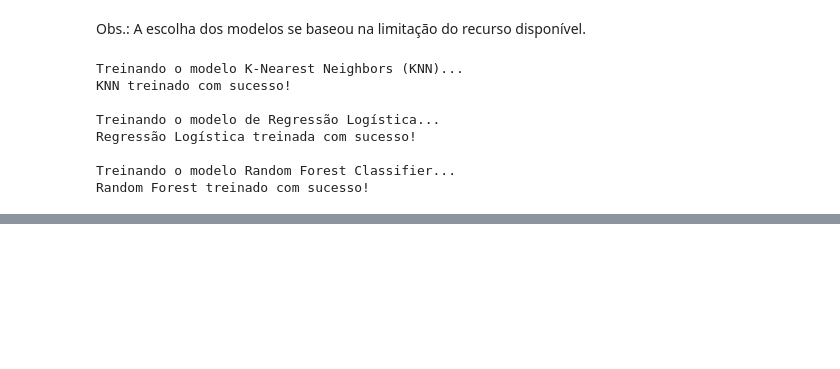
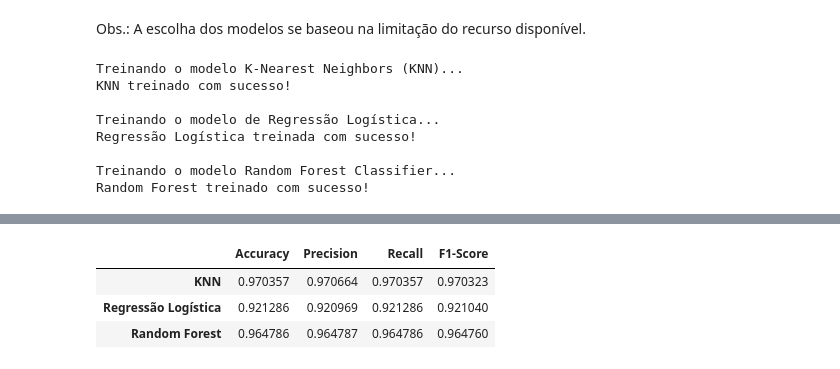
Before and after one commit to giselemachado1978-ai/MiniProjeto_Modulo2_IA-1_SCTEC, a Jupyter notebook: MiniProjetoMod2.ipynb, the cells around one changed output, grey strips where cells are left out. Saved outputs shown, nothing was run; the diff lists cells and outputs as text; code cells hidden in the pictures; blank space fills up the shorter version.

```diff
--- a/MiniProjetoMod2.ipynb
+++ b/MiniProjetoMod2.ipynb
@@ -174,0 +301,35 @@ Random Forest treinado com sucesso!
+# %%
+# 4.4. Tabela Comparativa
+
+from sklearn.metrics import accuracy_score, precision_score, recall_score, f1_score
+import pandas as pd
+
+metrics = {
+    'KNN': {
+        'Accuracy': accuracy_score(y_test, y_pred_knn),
+        'Precision': precision_score(y_test, y_pred_knn, average='weighted'),
+        'Recall': recall_score(y_test, y_pred_knn, average='weighted'),
+        'F1-Score': f1_score(y_test, y_pred_knn, average='weighted')
+    },
+    'Regressão Logística': {
+        'Accuracy': accuracy_score(y_test, y_pred_log_reg),
+        'Precision': precision_score(y_test, y_pred_log_reg, average='weighted'),
+        'Recall': recall_score(y_test, y_pred_log_reg, average='weighted'),
+        'F1-Score': f1_score(y_test, y_pred_log_reg, average='weighted')
+    },
+    'Random Forest': {
+        'Accuracy': accuracy_score(y_test, y_pred_rf),
+        'Precision': precision_score(y_test, y_pred_rf, average='weighted'),
+        'Recall': recall_score(y_test, y_pred_rf, average='weighted'),
+        'F1-Score': f1_score(y_test, y_pred_rf, average='weighted')
+    }
+}
+
+# Tabela comparativa
+df_metrics = pd.DataFrame(metrics).T
+display(df_metrics)
+# %% [output]
+|  | Accuracy | Precision | Recall | F1-Score |
+| KNN | 0.970357 | 0.970664 | 0.970357 | 0.970323 |
+| Regressão Logística | 0.921286 | 0.920969 | 0.921286 | 0.921040 |
+| Random Forest | 0.964786 | 0.964787 | 0.964786 | 0.964760 |
```
Also changed, not shown: parts of 12 cells of this notebook.
